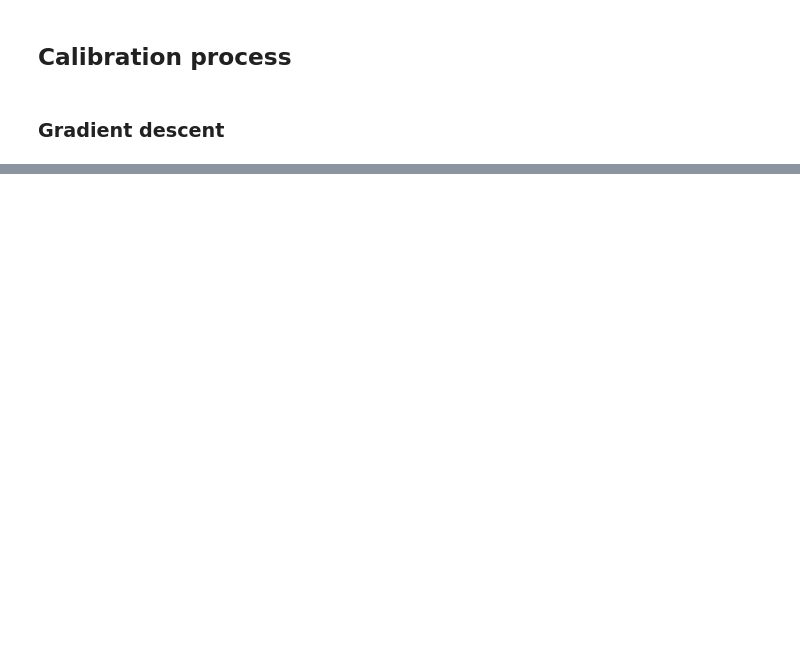
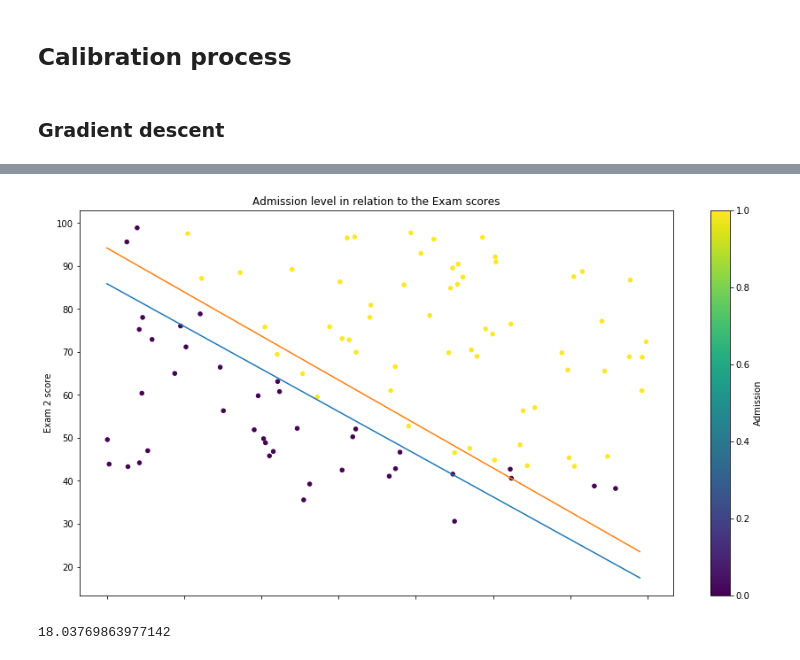
Before and after one commit to BWhannou/Neural-Network-tutorial, a Jupyter notebook: step_by_step_implementation.ipynb, the cells around one changed output, grey strips where cells are left out. Cells and saved outputs as stored; diff of their text form; code cells hidden in the pictures; blank space fills up the shorter version.

```diff
--- a/step_by_step_implementation.ipynb
+++ b/step_by_step_implementation.ipynb
@@ -84,0 +174,30 @@ To sum up:
+# %%
+X= range(30,100)
+b= - test["thetas"].iloc[-1,:].theta_0/test["thetas"].iloc[-1,:].theta_2
+a= -test["thetas"].iloc[-1,:].theta_1/test["thetas"].iloc[-1,:].theta_2
+y = [b + x*a for x in X]
+# %%
+LR = lm.LogisticRegression()
+LR.fit(X=dataset_1.loc[:,["Exam 1 score","Exam 2 score"]],y=dataset_1.loc[:,"Admission"])
+a1=-LR.coef_[0,0]/LR.coef_[0,1]
+b1=-LR.intercept_/LR.coef_[0,1]
+y1 = [b1 + x*a1 for x in X]
+# %%
+ax = dataset_1.plot.scatter(x="Exam 1 score",y="Exam 2 score",c="Admission",colormap='viridis',figsize=(15,8))
+ax.set_xlabel("Exam 1 score")
+ax.set_ylabel("Exam 2 score")
+ax.set_title("Admission level in relation to the Exam scores")
+
+plt.plot(X,y)
+plt.plot(X,y1)
+plt.show()
+# %% [output]
+[figure, added]
+# %%
+data=np.matrix(dataset_1.loc[:,["bias","Exam 1 score","Exam 2 score"]])
+target=np.matrix(dataset_1.Admission).T
+theta = np.matrix(test["thetas"].iloc[899,:])
+
+cost_function(X = data,y=target,theta=theta)
+# %% [output]
+18.03769863977142
```
Also changed, not shown: parts of 13 cells of this notebook.
